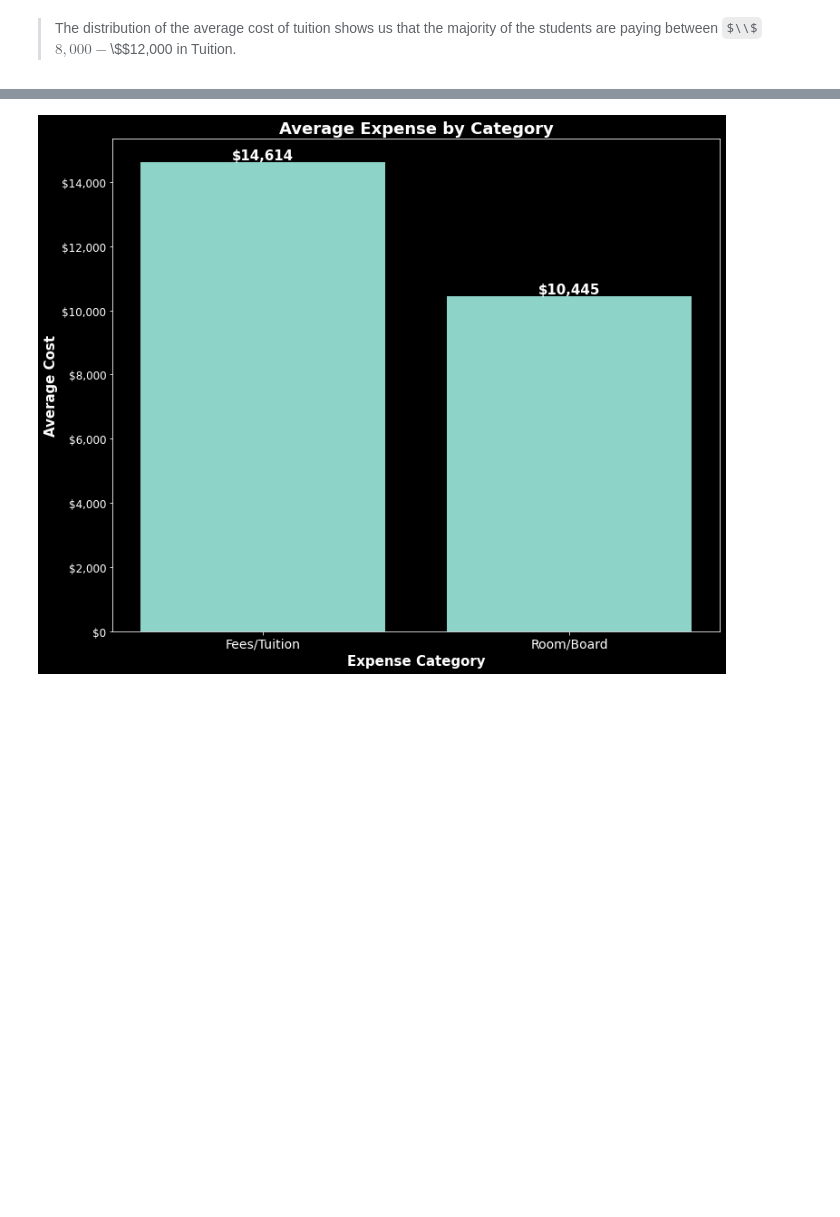
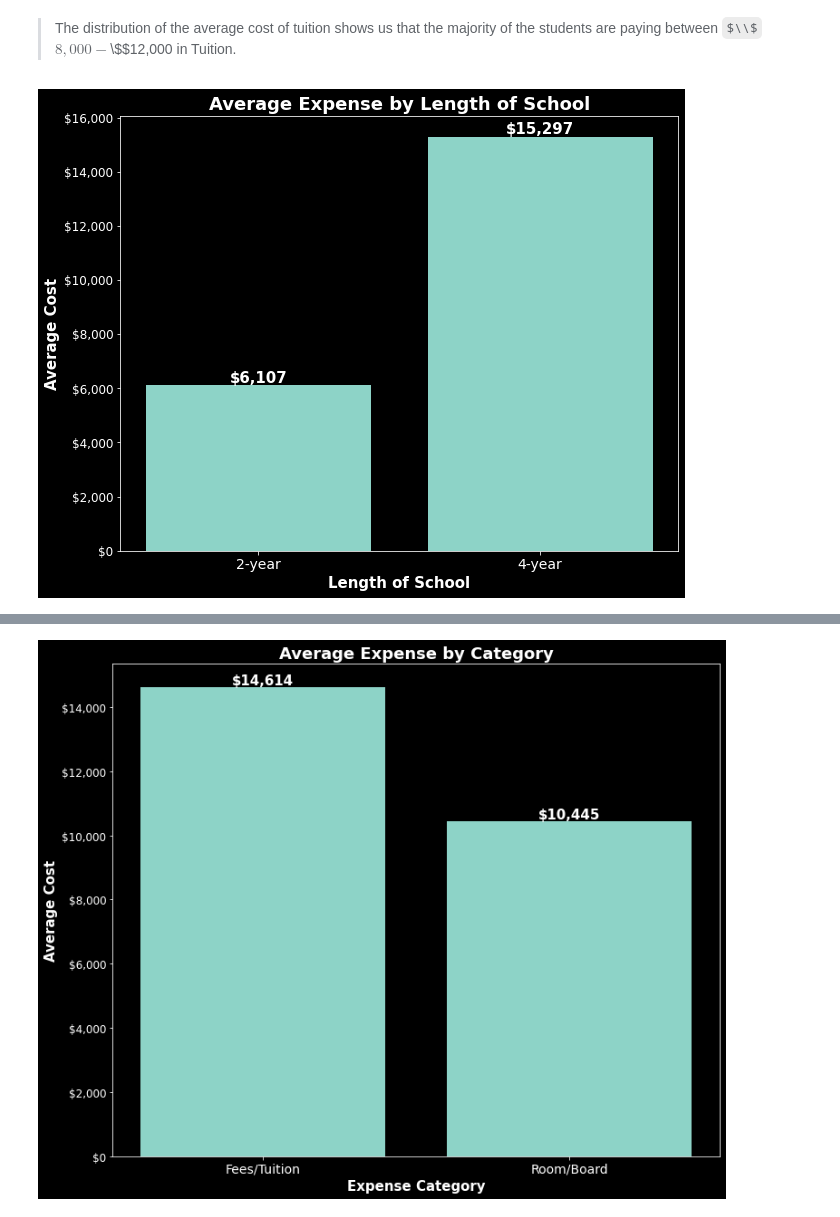
Before and after one commit to daisy-rivera/Cost-of-Undergraduate-Tuition, a Jupyter notebook: Project2_Part2.ipynb, the cells around one changed output, grey strips where cells are left out. Drawn from its saved outputs; the diff is of its cells as text; code cells hidden in the pictures; some formulas as TeX source; blank space fills up the shorter version.

```diff
--- a/Project2_Part2.ipynb
+++ b/Project2_Part2.ipynb
@@ -216,3 +216,19 @@ plt.legend(fontsize=20,loc='center right');
 [figure]
 # %% [markdown]
 > The distribution of the average cost of tuition shows us that the majority of the students are paying between  $\\$$8,000-$\\$$12,000 in Tuition.
+# %%
+#filter for average cost by expense category
+lengh_type = exp_type = df.groupby('Length')['Value'].mean()
+
+#plotting bar graph
+fig, ax = plt.subplots(figsize=(10,8))
+exp_container = ax.bar(lengh_type.index, lengh_type.values)
+ax.bar_label(exp_container, fmt='${:,.0f}',size=15, color='white', fontweight='bold')
+plt.title('Average Expense by Length of School', fontsize=18, fontweight='bold')
+plt.ylabel('Average Cost',fontsize=15,fontweight='bold')
+plt.xlabel('Length of School',fontsize=15,fontweight='bold')
+plt.xticks(size=14)
+plt.yticks(size=12)
+ax.yaxis.set_major_formatter('${x:,.0f}');
+# %% [output]
+[figure, added]
```
Also changed, not shown: parts of 3 cells of this notebook.
